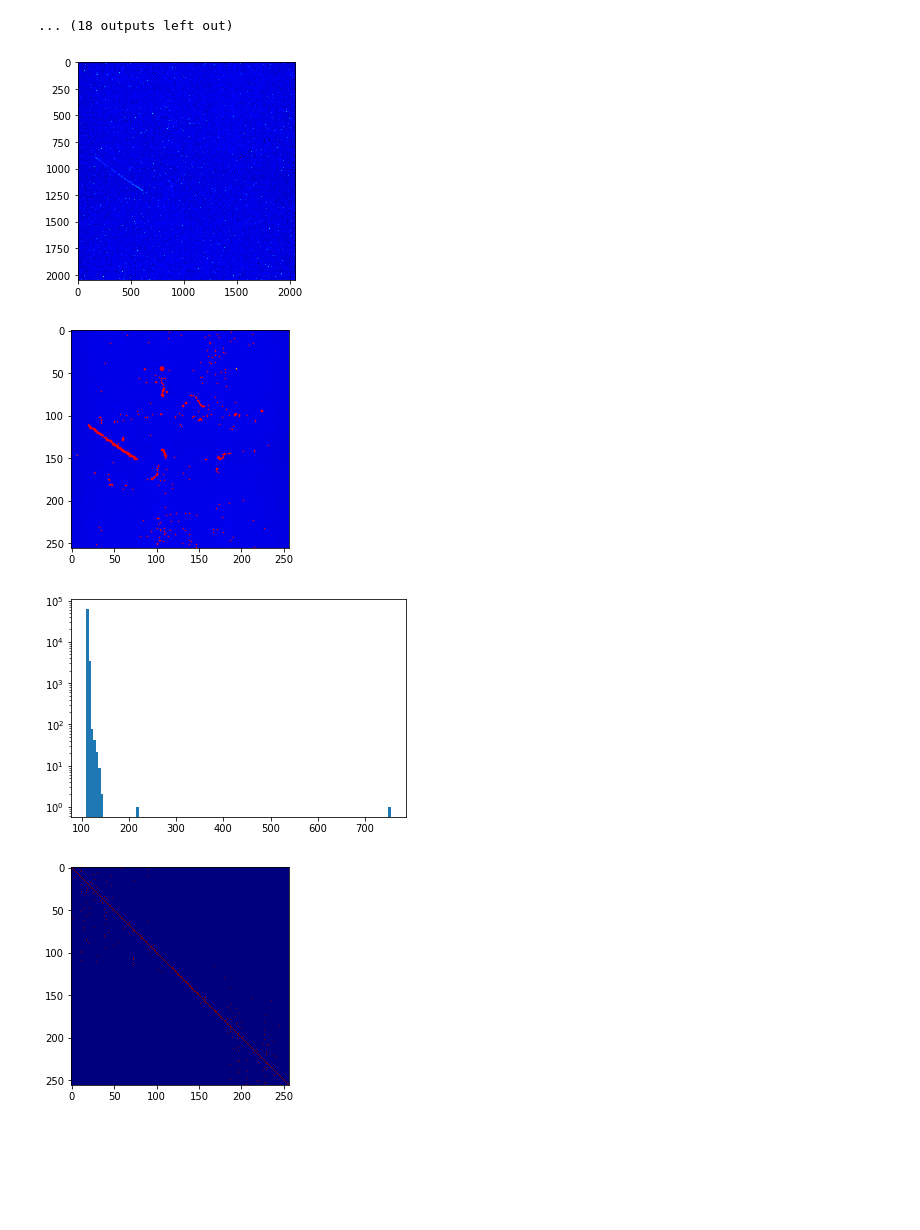
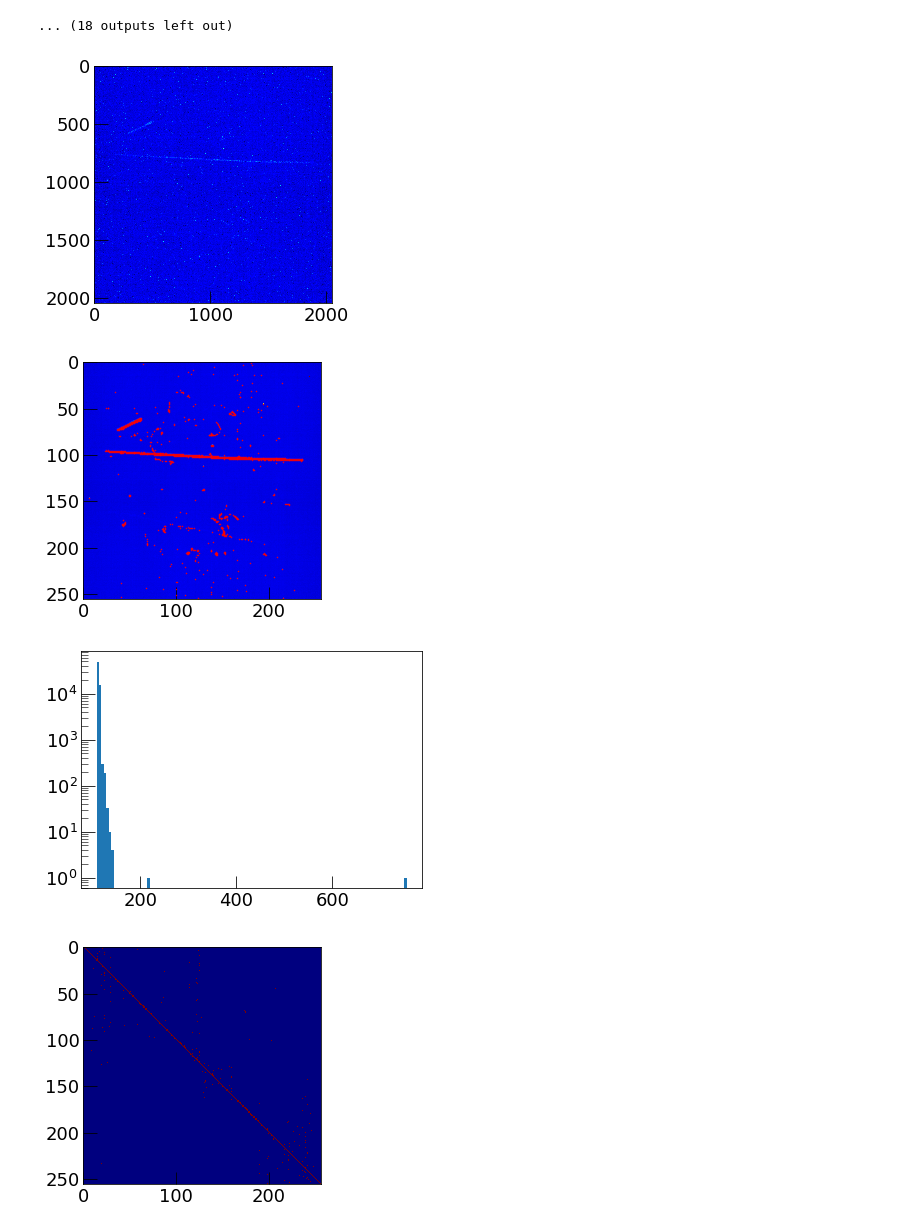
Before and after one commit to gmazzitelli/cygno, a Jupyter notebook: MLclusterTest.ipynb, the cells around one changed output. Cells and saved outputs as stored; diff of their text form; code cells hidden in the pictures; blank space fills up the shorter version.

```diff
--- a/MLclusterTest.ipynb
+++ b/MLclusterTest.ipynb
@@ -172,36 +192,37 @@ x0m
 # %%
 import numpy as np
 import cygnus_lib as cy
 import matplotlib.pyplot as plt
 import mylib as my
 from scipy.optimize import curve_fit
 from scipy.stats import chisquare
 import scipy.stats as stats
 %matplotlib inline
 x_resolution = y_resolution = 2048
 from itertools import combinations
 pixelscale  = 0.125 #55e-3 #Orange 0.125 for lemonn mm/pixel
 nsigma      = 1
-run         = 1511
-traccia     = 1 #3
+run         = 1511 #725# 478 # 1511
+traccia     = 340 # 880
 cimax       = 300
 cimin       = 95# 85
+rebin_th_image = 116 # 116
 dataSelection = 'LTD'
 rescale = 256
 image = cy.swift_read_image_h5(cy.imageFile2FullPathCygnus(dataSelection, run, traccia))
 plt.imshow(image, vmin=cimin,vmax=cimax, cmap='jet')
 th_image = image
 plt.show()
 rebin_image     = cy.rebin(image, (rescale, rescale))
-rebin_th_image = 116
+
 plt.imshow(rebin_image, vmin=cimin,vmax=cimax, cmap='jet')
 edges           = (rebin_image > rebin_th_image) & (rebin_image < cimax)
 points          = np.array(np.nonzero(edges)).T.astype(float)
 plt.plot(points[:,1], points[:,0], 'r.', markersize=1)
 plt.show()
 # %% [output]
-[figure, old version]
+[figure, new version]
-[figure, old version]
+[figure, new version]
 # %%
 plt.hist(rebin_image.ravel(),bins=128, log=True)
 plt.show()
@@ -217,7 +238,7 @@ plt.show()
 #plt.yscale('log')
 #plt.show()
 # %% [output]
-[figure, old version]
+[figure, new version]
 # %%
 
 from sklearn.neighbors import NearestNeighbors
@@ -230,7 +251,7 @@ nbrs.kneighbors_graph(X).toarray()
 plt.imshow(nbrs.kneighbors_graph(X).toarray(), vmin=0,vmax=1, cmap='jet')
 plt.show()
 # %% [output]
-[figure, old version]
+[figure, new version]
 # %%
 import numpy as np
 import matplotlib.pyplot as plt
```
Also changed, not shown: parts of 31 cells of this notebook, 44 other files.
